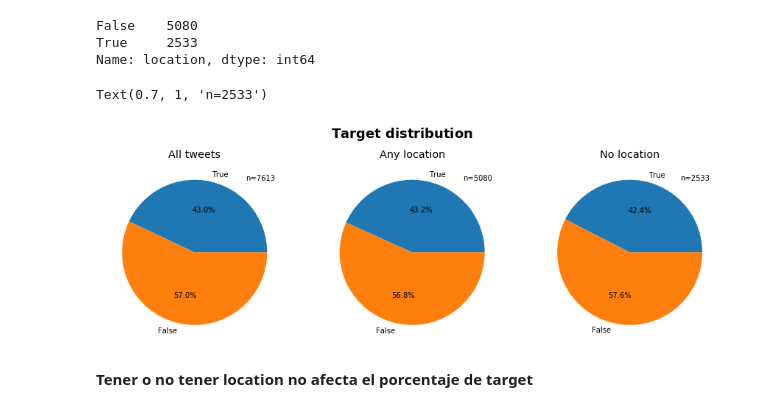
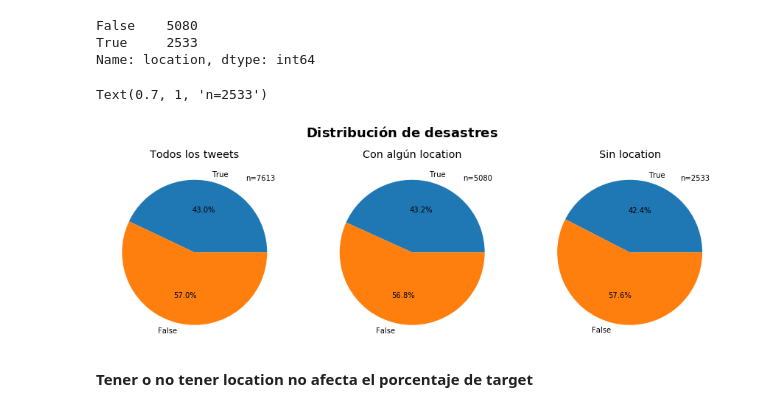
Before and after one commit to MonoColorado/7506-NameError, a Jupyter notebook: Julián - TP1 Notebook.ipynb, the cells around one changed output. Cells and saved outputs as stored; diff of their text form; code cells hidden in the pictures.

```diff
--- a/Julián - TP1 Notebook.ipynb
+++ b/Julián - TP1 Notebook.ipynb
@@ -182,26 +183,26 @@ tweets_withoutlocation_targetcount.sort_index(ascending=False, inplace=True)
 # %%
 plt.figure(figsize=(15,5))
 
-plt.suptitle(r'$\bf{Target\ distribution}$', fontsize=title_fontsize) # Mathmode para darle bold
+plt.suptitle(r'$\bf{Distribución\ de\ desastres}$', fontsize=title_fontsize) # Mathmode para darle bold
 
 plt.subplot(1, 3, 1)
 plt.pie(tweets_targetcount, labels= tweets_targetcount.index, autopct='%1.1f%%')
-plt.title('All tweets', fontsize=title_fontsize*0.8)
+plt.title('Todos los tweets', fontsize=title_fontsize*0.8)
 #cantidad de muestras
 plt.text(.7, 1, 'n=' + str(tweets_targetcount.sum()))
 
 plt.subplot(1, 3, 2)
 plt.pie(tweets_withlocation_targetcount, labels= tweets_withlocation_targetcount.index, autopct='%1.1f%%')
-plt.title('Any location', fontsize=title_fontsize*0.8)
+plt.title('Con algún location', fontsize=title_fontsize*0.8)
 plt.text(.7, 1, 'n=' + str(tweets_withlocation_targetcount.sum()))
 
 plt.subplot(1, 3, 3)
 plt.pie(tweets_withoutlocation_targetcount, labels= tweets_withoutlocation_targetcount.index, autopct='%1.1f%%')
-plt.title('No location', fontsize=title_fontsize*0.8)
+plt.title('Sin location', fontsize=title_fontsize*0.8)
 plt.text(.7, 1, 'n=' + str(tweets_withoutlocation_targetcount.sum()))
 # %% [output]
 Text(0.7, 1, 'n=2533')
-[figure, old version]
+[figure, new version]
 # %% [markdown]
 **Tener o no tener location no afecta el porcentaje de target**
 # %%
```
Also changed, not shown: parts of 11 cells of this notebook, 10 other files.
